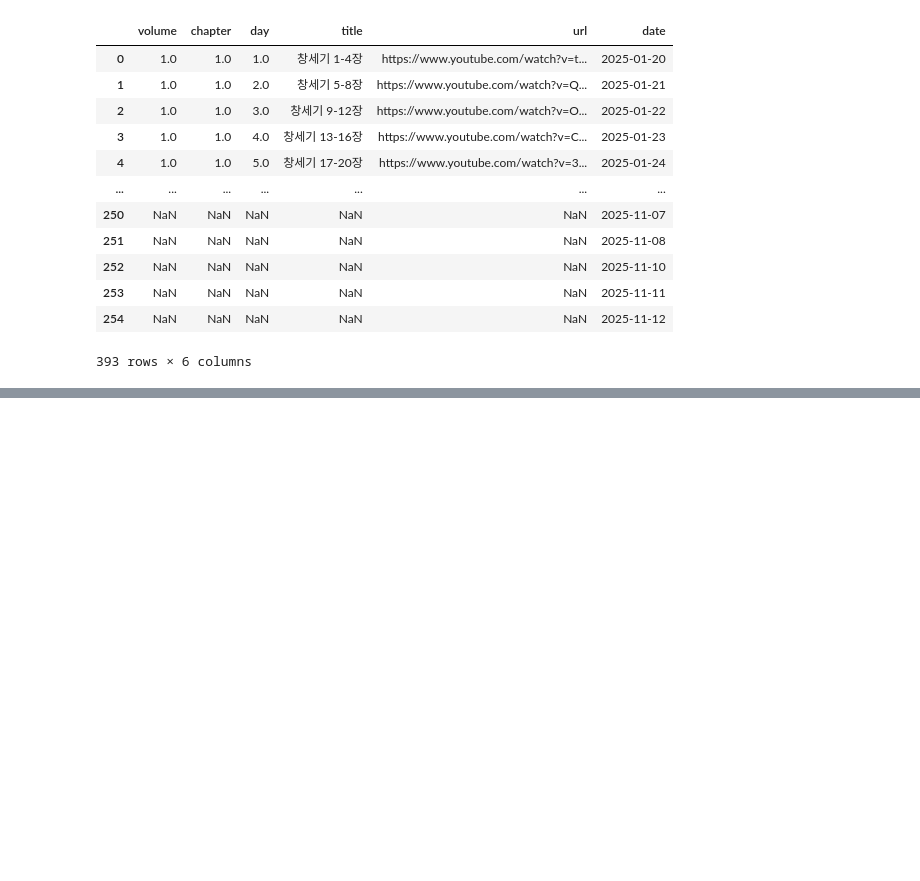
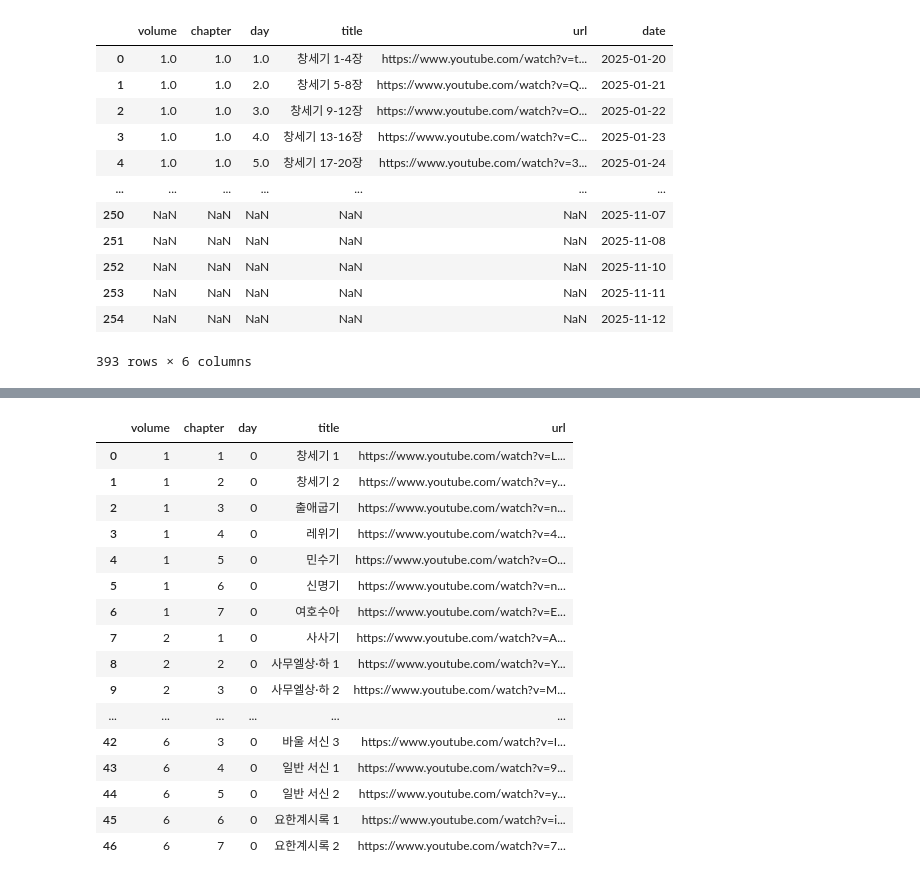
Before and after one commit to inspiratives/RJesus, a Jupyter notebook: extract_lecture_list.ipynb, the cells around one changed output, grey strips where cells are left out. Saved outputs shown, nothing was run; the diff lists cells and outputs as text; code cells hidden in the pictures; blank space fills up the shorter version.

```diff
--- a/extract_lecture_list.ipynb
+++ b/extract_lecture_list.ipynb
@@ -103,0 +156,26 @@ df.to_csv('url_list.csv', index=False, encoding='utf-8-sig')
+# %%
+import pandas as pd
+
+df2 = pd.DataFrame(list, columns=['volume', 'chapter', 'day', 'title', 'url'])
+df2['volume'] = df2['volume'].astype(int)
+df2['chapter'] = df2['chapter'].astype(int)
+df2.drop_duplicates(['title'], keep='first', inplace=True)
+df2
+# %% [output]
+|  | volume | chapter | day | title | url |
+| 0 | 1 | 1 | 0 | 창세기 1 | https://www.youtube.com/watch?v=L... |
+| 1 | 1 | 2 | 0 | 창세기 2 | https://www.youtube.com/watch?v=y... |
+| 2 | 1 | 3 | 0 | 출애굽기 | https://www.youtube.com/watch?v=n... |
+| 3 | 1 | 4 | 0 | 레위기 | https://www.youtube.com/watch?v=4... |
+| 4 | 1 | 5 | 0 | 민수기 | https://www.youtube.com/watch?v=O... |
+| 5 | 1 | 6 | 0 | 신명기 | https://www.youtube.com/watch?v=n... |
+| 6 | 1 | 7 | 0 | 여호수아 | https://www.youtube.com/watch?v=E... |
+| 7 | 2 | 1 | 0 | 사사기 | https://www.youtube.com/watch?v=A... |
+| 8 | 2 | 2 | 0 | 사무엘상·하 1 | https://www.youtube.com/watch?v=Y... |
+| 9 | 2 | 3 | 0 | 사무엘상·하 2 | https://www.youtube.com/watch?v=M... |
+| ... | ... | ... | ... | ... | ... |
+| 42 | 6 | 3 | 0 | 바울 서신 3 | https://www.youtube.com/watch?v=I... |
+| 43 | 6 | 4 | 0 | 일반 서신 1 | https://www.youtube.com/watch?v=9... |
+| 44 | 6 | 5 | 0 | 일반 서신 2 | https://www.youtube.com/watch?v=y... |
+| 45 | 6 | 6 | 0 | 요한계시록 1 | https://www.youtube.com/watch?v=i... |
+| 46 | 6 | 7 | 0 | 요한계시록 2 | https://www.youtube.com/watch?v=7... |
```
Also changed, not shown: parts of 6 cells of this notebook, 3 other files.
